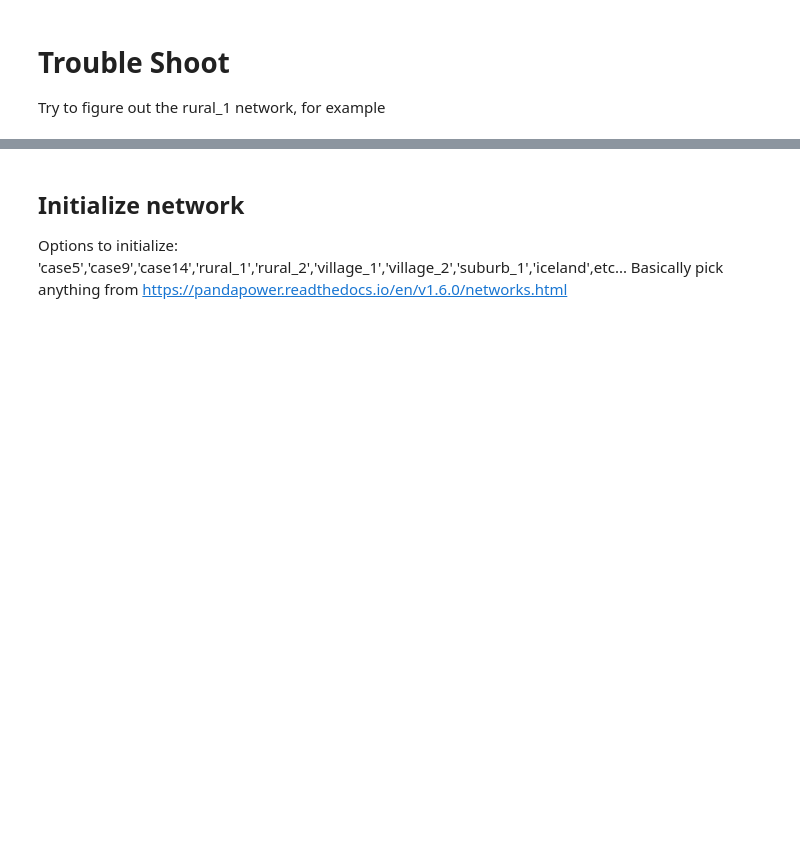
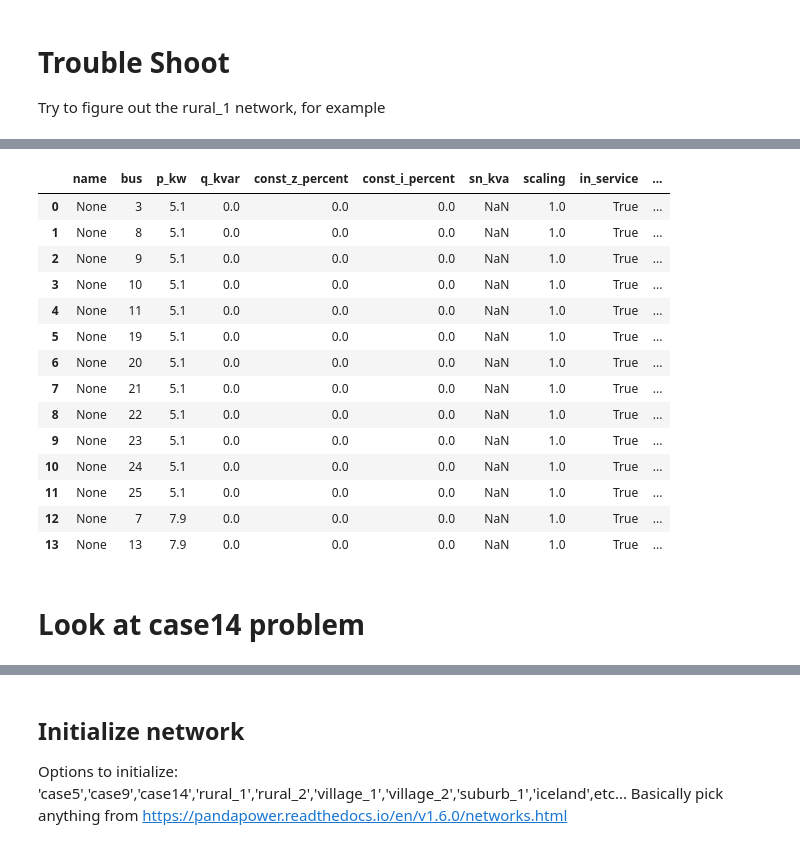
Before and after one commit to bmeyers/VirtualMicrogridSegmentation, a Jupyter notebook: Interacting with pp_network.ipynb, the cells around one changed output, grey strips where cells are left out. Cells and saved outputs as stored; diff of their text form; code cells hidden in the pictures; blank space fills up the shorter version.

```diff
--- a/Interacting with pp_network.ipynb
+++ b/Interacting with pp_network.ipynb
@@ -49,0 +62,20 @@ AttributeError: 'function' object has no attribute 'rural_1'
+# %%
+net.load
+# %% [output]
+|  | name | bus | p_kw | q_kvar | const_z_percent | const_i_percent | sn_kva | scaling | in_service | ... |
+| 0 | None | 3 | 5.1 | 0.0 | 0.0 | 0.0 | NaN | 1.0 | True | ... |
+| 1 | None | 8 | 5.1 | 0.0 | 0.0 | 0.0 | NaN | 1.0 | True | ... |
+| 2 | None | 9 | 5.1 | 0.0 | 0.0 | 0.0 | NaN | 1.0 | True | ... |
+| 3 | None | 10 | 5.1 | 0.0 | 0.0 | 0.0 | NaN | 1.0 | True | ... |
+| 4 | None | 11 | 5.1 | 0.0 | 0.0 | 0.0 | NaN | 1.0 | True | ... |
+| 5 | None | 19 | 5.1 | 0.0 | 0.0 | 0.0 | NaN | 1.0 | True | ... |
+| 6 | None | 20 | 5.1 | 0.0 | 0.0 | 0.0 | NaN | 1.0 | True | ... |
+| 7 | None | 21 | 5.1 | 0.0 | 0.0 | 0.0 | NaN | 1.0 | True | ... |
+| 8 | None | 22 | 5.1 | 0.0 | 0.0 | 0.0 | NaN | 1.0 | True | ... |
+| 9 | None | 23 | 5.1 | 0.0 | 0.0 | 0.0 | NaN | 1.0 | True | ... |
+| 10 | None | 24 | 5.1 | 0.0 | 0.0 | 0.0 | NaN | 1.0 | True | ... |
+| 11 | None | 25 | 5.1 | 0.0 | 0.0 | 0.0 | NaN | 1.0 | True | ... |
+| 12 | None | 7 | 7.9 | 0.0 | 0.0 | 0.0 | NaN | 1.0 | True | ... |
+| 13 | None | 13 | 7.9 | 0.0 | 0.0 | 0.0 | NaN | 1.0 | True | ... |
+# %% [markdown]
+# Look at case14 problem
```
Also changed, not shown: parts of 23 cells of this notebook, 1 other file.
